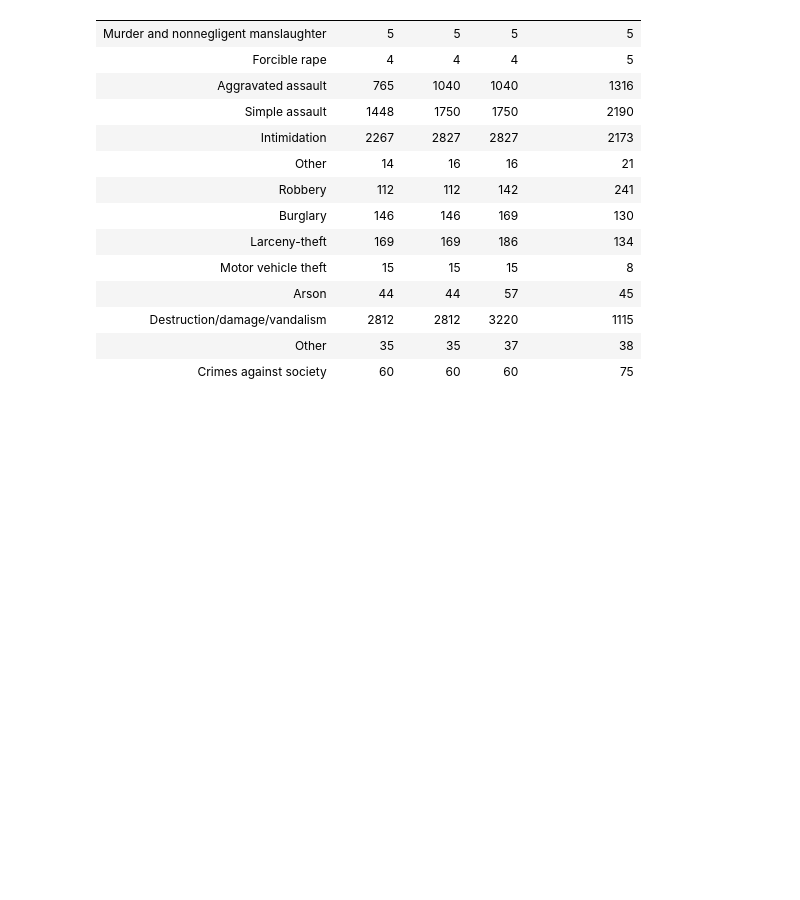
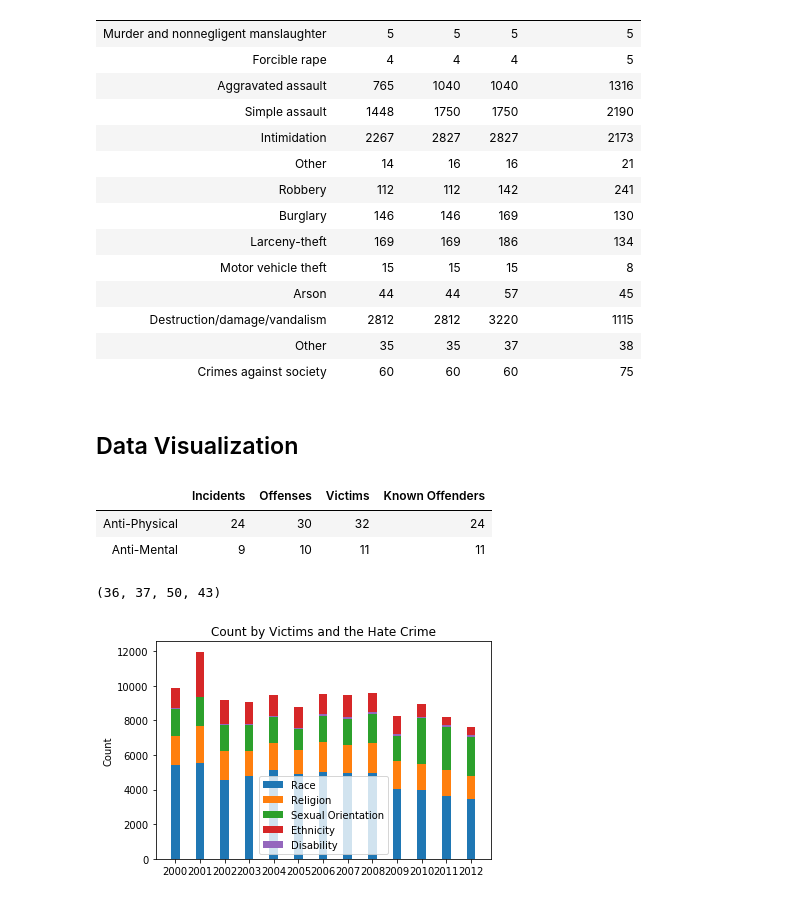
Before and after one commit to helenhc/Crime-Hate-Crime, a Jupyter notebook: tables 1 & 2.ipynb, the cells around one changed output. Drawn from its saved outputs; the diff is of its cells as text; code cells hidden in the pictures; blank space fills up the shorter version.

Commit message:
updated visualization in tables 1 & 2, started reading stata

```diff
--- a/tables 1 & 2.ipynb
+++ b/tables 1 & 2.ipynb
@@ -228,21 +242,42 @@ religion_09 = t1_09[5:12]
 # %%
+sexual_orientation_00 = t1_00[12:17]
+sexual_orientation_01 = t1_01[12:17]
+sexual_orientation_02 = t1_02[12:17]
+sexual_orientation_03 = t1_03[12:17]
 sexual_orientation_04 = t1_04[12:17]
 sexual_orientation_05 = t1_05[12:17]
 sexual_orientation_06 = t1_06[12:17]
 sexual_orientation_07 = t1_07[12:17]
 sexual_orientation_08 = t1_08[12:17]
 sexual_orientation_09 = t1_09[12:17]
+sexual_orientation_10 = t1_10[12:17]
+sexual_orientation_11 = t1_11[12:17]
+sexual_orientation_12 = t1_12[12:17]
 # %%
+ethnicity_00 = t1_00[17:19]
+ethnicity_01 = t1_01[17:19]
+ethnicity_02 = t1_02[17:19]
+ethnicity_03 = t1_03[17:19]
 ethnicity_04 = t1_04[17:19]
 ethnicity_05 = t1_05[17:19]
 ethnicity_06 = t1_06[17:19]
 ethnicity_07 = t1_07[17:19]
 ethnicity_08 = t1_08[17:19]
 ethnicity_09 = t1_09[17:19]
+ethnicity_10 = t1_10[17:19]
+ethnicity_11 = t1_11[17:19]
+ethnicity_12 = t1_12[17:19]
 # %%
+disability_00 = t1_00[-2:]
+disability_01 = t1_01[-2:]
+disability_02 = t1_02[-2:]
+disability_03 = t1_03[-2:]
 disability_04 = t1_04[-3:-1]
 disability_05 = t1_05[-3:-1]
 disability_06 = t1_06[-3:-1]
 disability_07 = t1_07[-3:-1]
 disability_08 = t1_08[-3:-1]
 disability_09 = t1_09[-3:-1]
+disability_10 = t1_10[-3:-1]
+disability_11 = t1_11[-3:-1]
+disability_12 = t1_12[-3:-1]
@@ -279,3 +316,5 @@ t2_04
 | Destruction/damage/vandalism | 2812 | 2812 | 3220 | 1115 |
 | Other | 35 | 35 | 37 | 38 |
 | Crimes against society | 60 | 60 | 60 | 75 |
+# %% [markdown]
+## Data Visualization
@@ -281,0 +355,34 @@ t2_04
+# %%
+disability_03
+# %% [output]
+|  | Incidents | Offenses | Victims | Known Offenders |
+| Anti-Physical | 24 | 30 | 32 | 24 |
+| Anti-Mental | 9 | 10 | 11 | 11 |
+# %%
+disability_sum
+# %% [output]
+(36, 37, 50, 43)
+# %%
+N = 13
+ind = np.arange(N)    # the x locations for the groups
+width = 0.35       # the width of the bars: can also be len(x) sequence
+
+sexual_orientation_bot = np.array(religion_sum) + np.array(race_sum)
+ethnicity_bot = sexual_orientation_bot + np.array(sexual_orientation_sum)
+disability_bot = ethnicity_bot + np.array(ethnicity_sum)
+
+p1 = plt.bar(ind, race_sum, width)
+p2 = plt.bar(ind, religion_sum, width, bottom = race_sum)
+p3 = plt.bar(ind, sexual_orientation_sum, width, bottom = np.array(religion_sum) + np.array(race_sum))
+p4 = plt.bar(ind, ethnicity_sum, width, bottom = ethnicity_bot)
+p5 = plt.bar(ind, disability_sum, width, bottom = ethnicity_bot)
+
+
+plt.ylabel('Count')
+plt.title('Count by Victims and the Hate Crime')
+plt.xticks(ind, ('2000', '2001', '2002', '2003', '2004', '2005', '2006', '2007', '2008', '2009', '2010', '2011', '2012'))
+plt.legend((p1[0], p2[0], p3[0], p4[0], p5[0]), ('Race', 'Religion', 'Sexual Orientation', 'Ethnicity', 'Disability'))
+
+plt.show()
+# %% [output]
+[figure, added]
```
Also changed, not shown: parts of 16 cells of this notebook, 1 other file.
